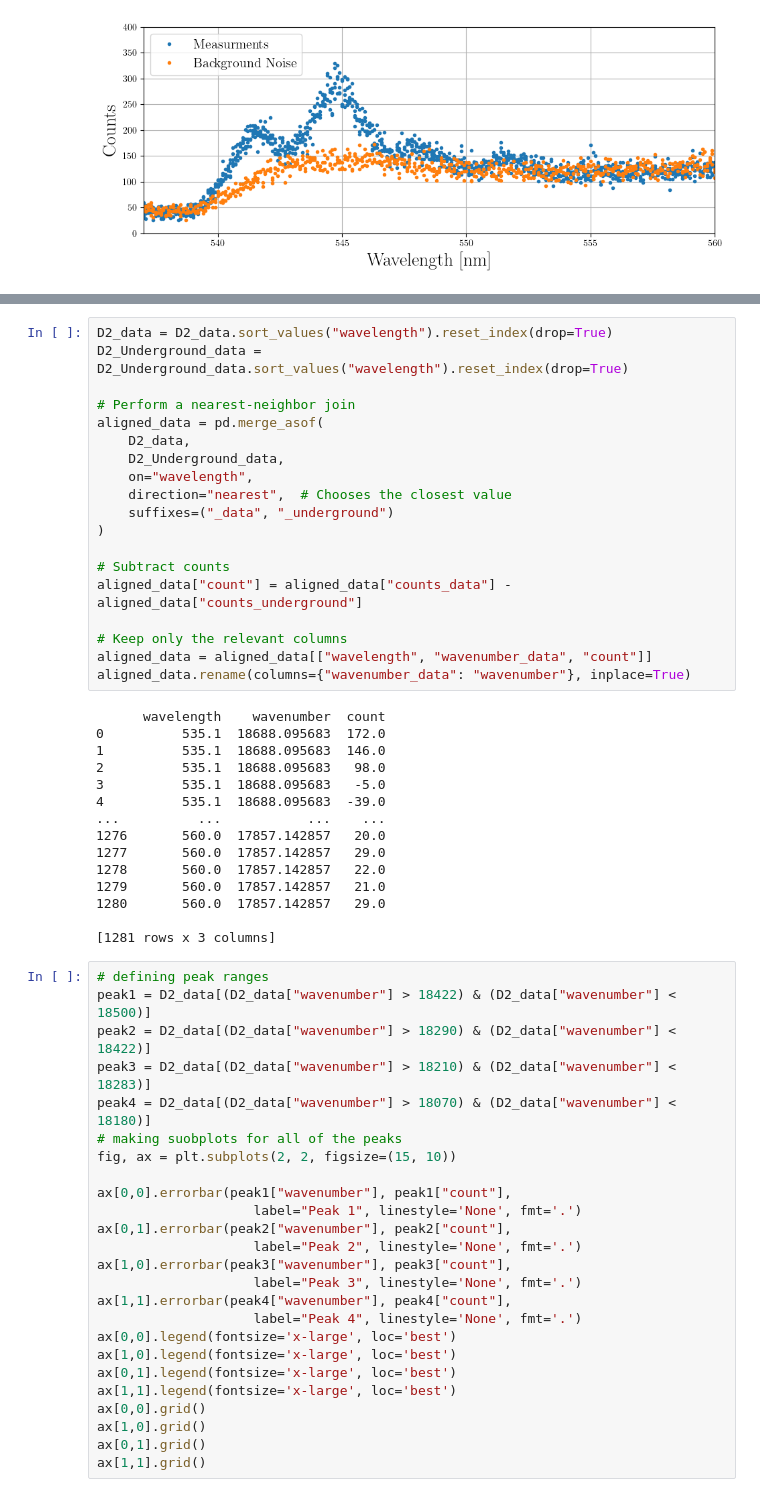
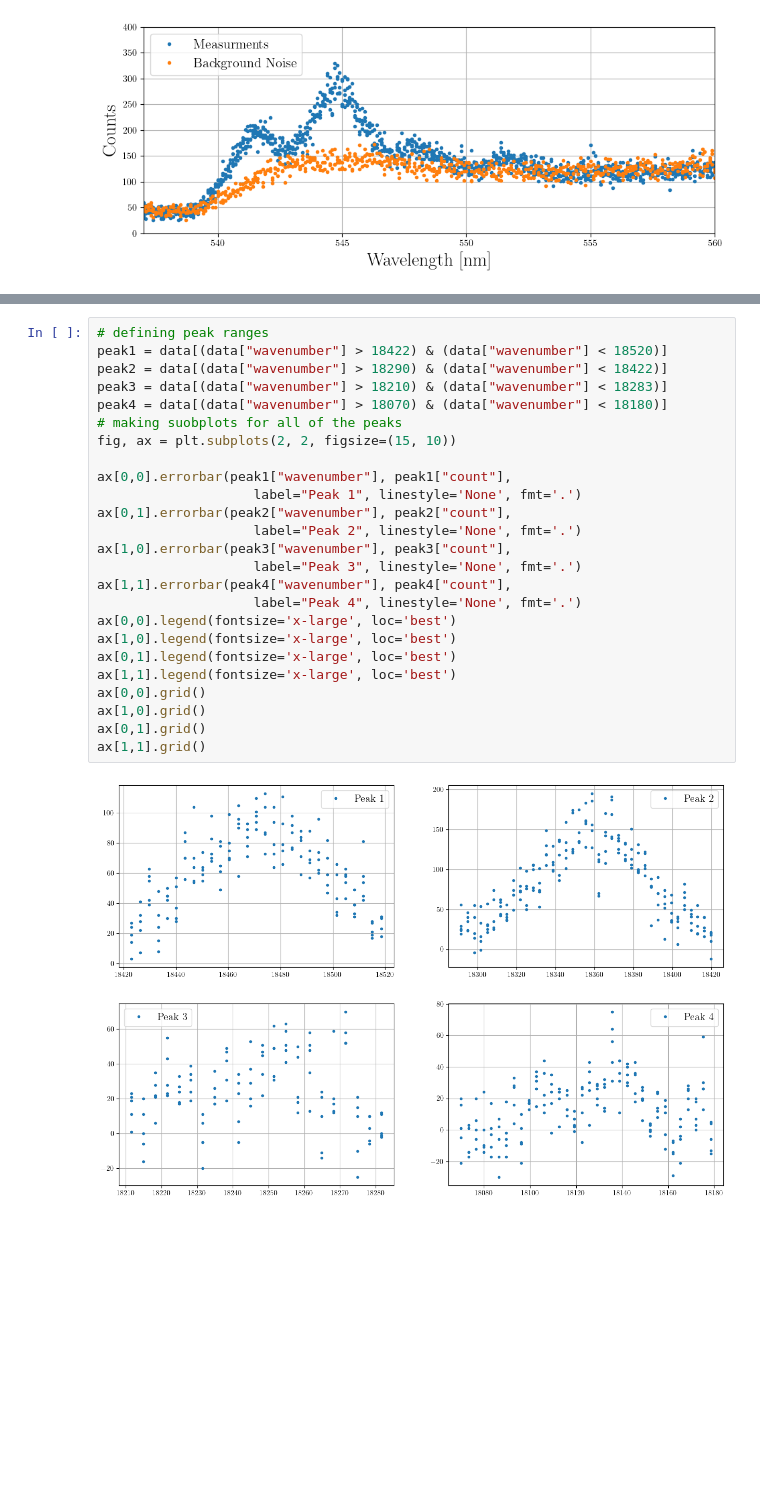
Before and after one commit to ParisHuth/FP, a Jupyter notebook: F43/protocollTaylorsVersion.ipynb, the cells around one changed output, grey strips where cells are left out. Saved outputs shown, nothing was run; the diff lists cells and outputs as text; blank space fills up the shorter version.

Commit message:
fitting peaks

```diff
--- a/F43/protocollTaylorsVersion.ipynb
+++ b/F43/protocollTaylorsVersion.ipynb
@@ -254,59 +275,27 @@ plt.show()
-# %%
-D2_data = D2_data.sort_values("wavelength").reset_index(drop=True)
-D2_Underground_data = D2_Underground_data.sort_values("wavelength").reset_index(drop=True)
-
-# Perform a nearest-neighbor join
-aligned_data = pd.merge_asof(
-    D2_data,
-    D2_Underground_data,
-    on="wavelength",
-    direction="nearest",  # Chooses the closest value
-    suffixes=("_data", "_underground")
-)
-
-# Subtract counts
-aligned_data["count"] = aligned_data["counts_data"] - aligned_data["counts_underground"]
-
-# Keep only the relevant columns
-aligned_data = aligned_data[["wavelength", "wavenumber_data", "count"]]
-aligned_data.rename(columns={"wavenumber_data": "wavenumber"}, inplace=True)
-# %% [output]
-      wavelength    wavenumber  count
-0          535.1  18688.095683  172.0
-1          535.1  18688.095683  146.0
-2          535.1  18688.095683   98.0
-3          535.1  18688.095683   -5.0
-4          535.1  18688.095683  -39.0
-...          ...           ...    ...
-1276       560.0  17857.142857   20.0
-1277       560.0  17857.142857   29.0
-1278       560.0  17857.142857   22.0
-1279       560.0  17857.142857   21.0
-1280       560.0  17857.142857   29.0
-
-[1281 rows x 3 columns]
 # %%
 # defining peak ranges
-peak1 = D2_data[(D2_data["wavenumber"] > 18422) & (D2_data["wavenumber"] < 18500)]
-peak2 = D2_data[(D2_data["wavenumber"] > 18290) & (D2_data["wavenumber"] < 18422)]
-peak3 = D2_data[(D2_data["wavenumber"] > 18210) & (D2_data["wavenumber"] < 18283)]
-peak4 = D2_data[(D2_data["wavenumber"] > 18070) & (D2_data["wavenumber"] < 18180)]
+peak1 = data[(data["wavenumber"] > 18422) & (data["wavenumber"] < 18520)]
+peak2 = data[(data["wavenumber"] > 18290) & (data["wavenumber"] < 18422)]
+peak3 = data[(data["wavenumber"] > 18210) & (data["wavenumber"] < 18283)]
+peak4 = data[(data["wavenumber"] > 18070) & (data["wavenumber"] < 18180)]
 # making suobplots for all of the peaks
 fig, ax = plt.subplots(2, 2, figsize=(15, 10))
 
 ax[0,0].errorbar(peak1["wavenumber"], peak1["count"],
                     label="Peak 1", linestyle='None', fmt='.')
 ax[0,1].errorbar(peak2["wavenumber"], peak2["count"],
                     label="Peak 2", linestyle='None', fmt='.')
 ax[1,0].errorbar(peak3["wavenumber"], peak3["count"],
                     label="Peak 3", linestyle='None', fmt='.')
 ax[1,1].errorbar(peak4["wavenumber"], peak4["count"],
                     label="Peak 4", linestyle='None', fmt='.')
 ax[0,0].legend(fontsize='x-large', loc='best')
 ax[1,0].legend(fontsize='x-large', loc='best')
 ax[0,1].legend(fontsize='x-large', loc='best')
 ax[1,1].legend(fontsize='x-large', loc='best')
 ax[0,0].grid()
 ax[1,0].grid()
 ax[0,1].grid()
 ax[1,1].grid()
+# %% [output]
+[figure, added]
```
Also changed, not shown: parts of 6 cells of this notebook.
